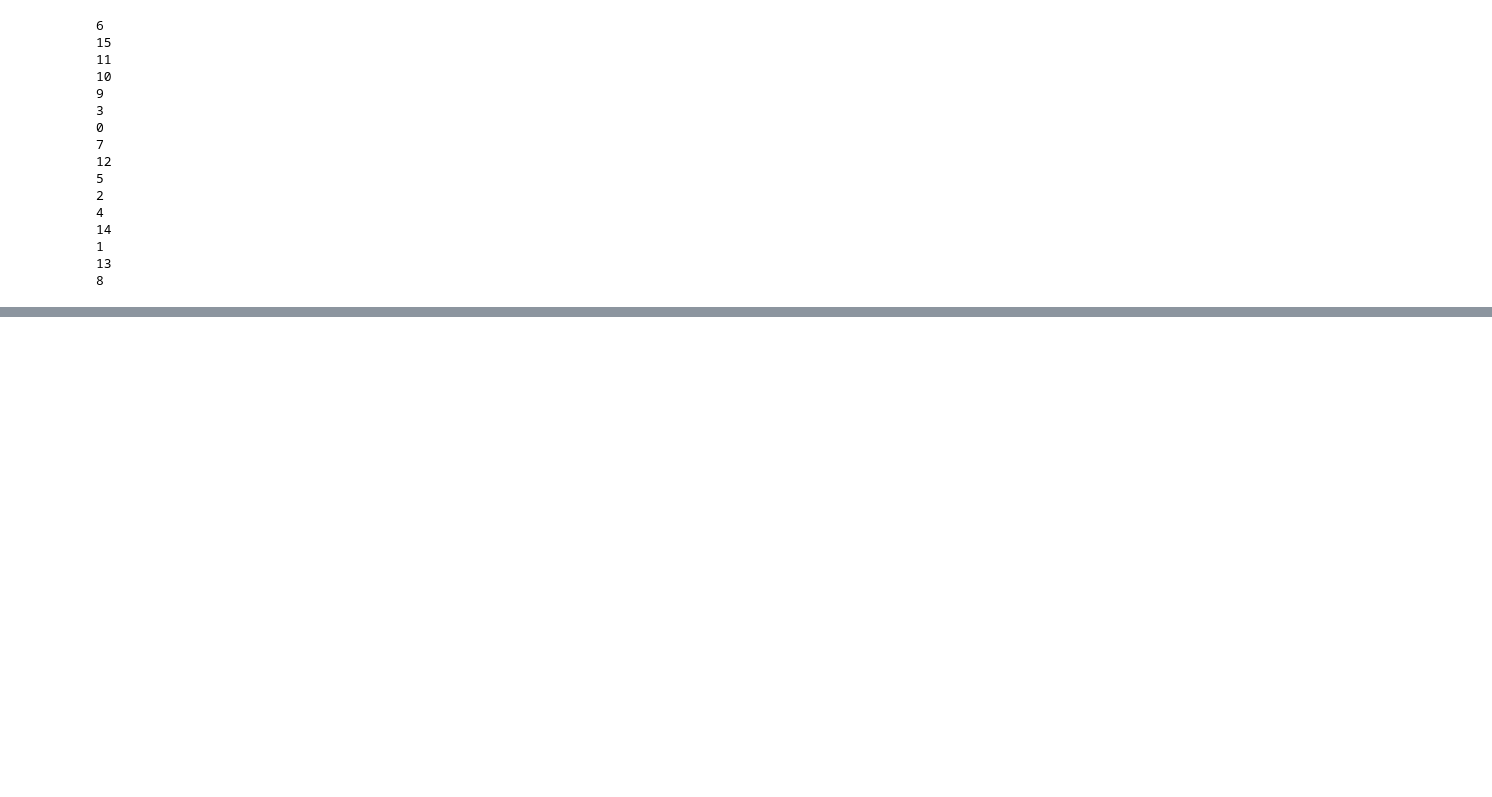
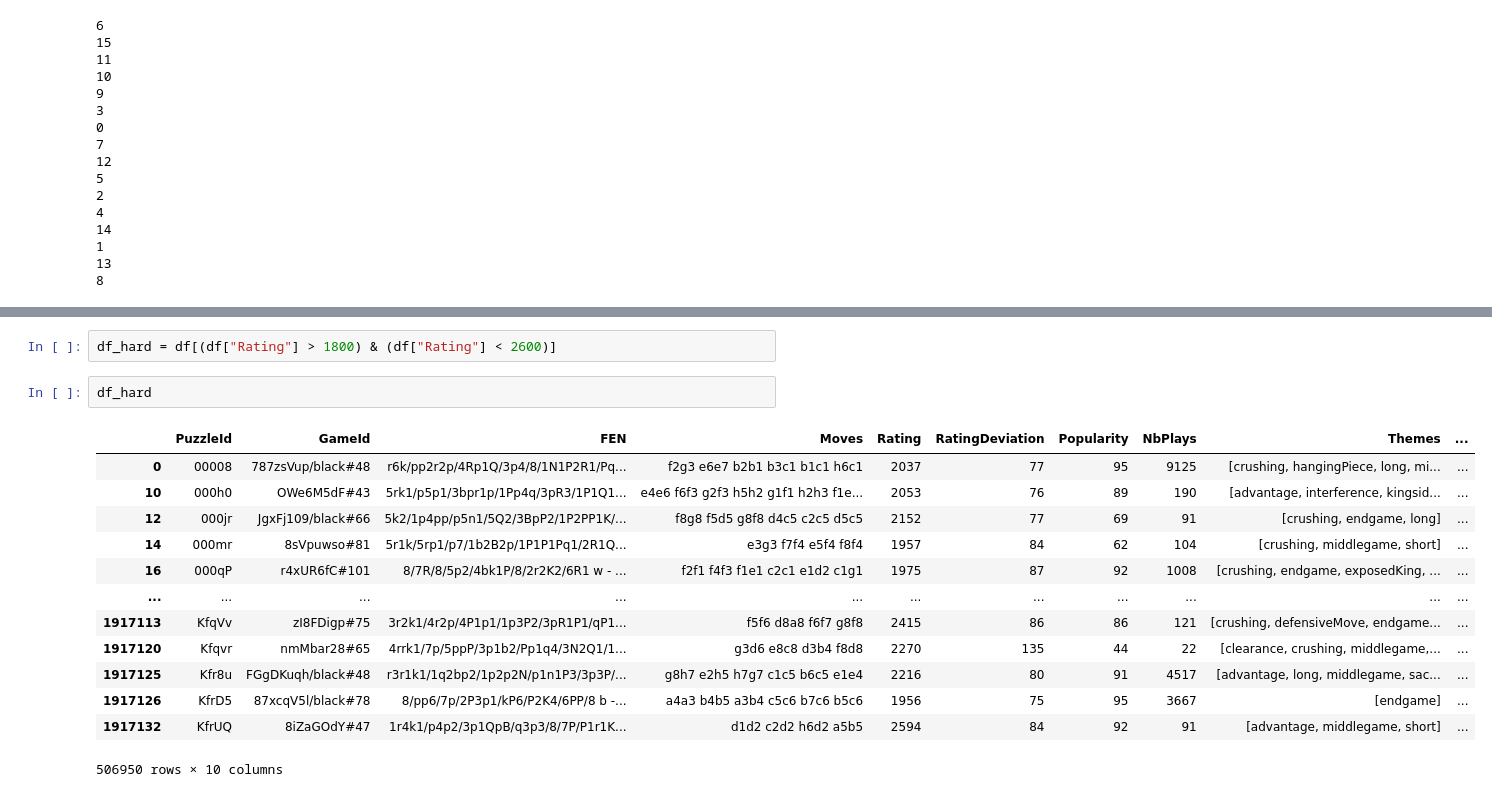
Before and after one commit to xxjcaxx/ChessAIThon, a Jupyter notebook: training/convert.ipynb, the cells around one changed output, grey strips where cells are left out. Saved outputs shown, nothing was run; the diff lists cells and outputs as text; blank space fills up the shorter version.

```diff
--- a/training/convert.ipynb
+++ b/training/convert.ipynb
@@ -448,0 +615,18 @@ writer.close()
+# %%
+df_hard = df[(df["Rating"] > 1800) & (df["Rating"] < 2600)]
+# %%
+df_hard
+# %% [output]
+|  | PuzzleId | GameId | FEN | Moves | Rating | RatingDeviation | Popularity | NbPlays | Themes | ... |
+| 0 | 00008 | 787zsVup/black#48 | r6k/pp2r2p/4Rp1Q/3p4/8/1N1P2R1/Pq... | f2g3 e6e7 b2b1 b3c1 b1c1 h6c1 | 2037 | 77 | 95 | 9125 | [crushing, hangingPiece, long, mi... | ... |
+| 10 | 000h0 | OWe6M5dF#43 | 5rk1/p5p1/3bpr1p/1Pp4q/3pR3/1P1Q1... | e4e6 f6f3 g2f3 h5h2 g1f1 h2h3 f1e... | 2053 | 76 | 89 | 190 | [advantage, interference, kingsid... | ... |
+| 12 | 000jr | JgxFj109/black#66 | 5k2/1p4pp/p5n1/5Q2/3BpP2/1P2PP1K/... | f8g8 f5d5 g8f8 d4c5 c2c5 d5c5 | 2152 | 77 | 69 | 91 | [crushing, endgame, long] | ... |
+| 14 | 000mr | 8sVpuwso#81 | 5r1k/5rp1/p7/1b2B2p/1P1P1Pq1/2R1Q... | e3g3 f7f4 e5f4 f8f4 | 1957 | 84 | 62 | 104 | [crushing, middlegame, short] | ... |
+| 16 | 000qP | r4xUR6fC#101 | 8/7R/8/5p2/4bk1P/8/2r2K2/6R1 w - ... | f2f1 f4f3 f1e1 c2c1 e1d2 c1g1 | 1975 | 87 | 92 | 1008 | [crushing, endgame, exposedKing, ... | ... |
+| ... | ... | ... | ... | ... | ... | ... | ... | ... | ... | ... |
+| 1917113 | KfqVv | zI8FDigp#75 | 3r2k1/4r2p/4P1p1/1p3P2/3pR1P1/qP1... | f5f6 d8a8 f6f7 g8f8 | 2415 | 86 | 86 | 121 | [crushing, defensiveMove, endgame... | ... |
+| 1917120 | Kfqvr | nmMbar28#65 | 4rrk1/7p/5ppP/3p1b2/Pp1q4/3N2Q1/1... | g3d6 e8c8 d3b4 f8d8 | 2270 | 135 | 44 | 22 | [clearance, crushing, middlegame,... | ... |
+| 1917125 | Kfr8u | FGgDKuqh/black#48 | r3r1k1/1q2bp2/1p2p2N/p1n1P3/3p3P/... | g8h7 e2h5 h7g7 c1c5 b6c5 e1e4 | 2216 | 80 | 91 | 4517 | [advantage, long, middlegame, sac... | ... |
+| 1917126 | KfrD5 | 87xcqV5l/black#78 | 8/pp6/7p/2P3p1/kP6/P2K4/6PP/8 b -... | a4a3 b4b5 a3b4 c5c6 b7c6 b5c6 | 1956 | 75 | 95 | 3667 | [endgame] | ... |
+| 1917132 | KfrUQ | 8iZaGOdY#47 | 1r4k1/p4p2/3p1QpB/q3p3/8/7P/P1r1K... | d1d2 c2d2 h6d2 a5b5 | 2594 | 84 | 92 | 91 | [advantage, middlegame, short] | ... |
+506950 rows × 10 columns
```
Also changed, not shown: parts of 17 cells of this notebook, 2 other files.
